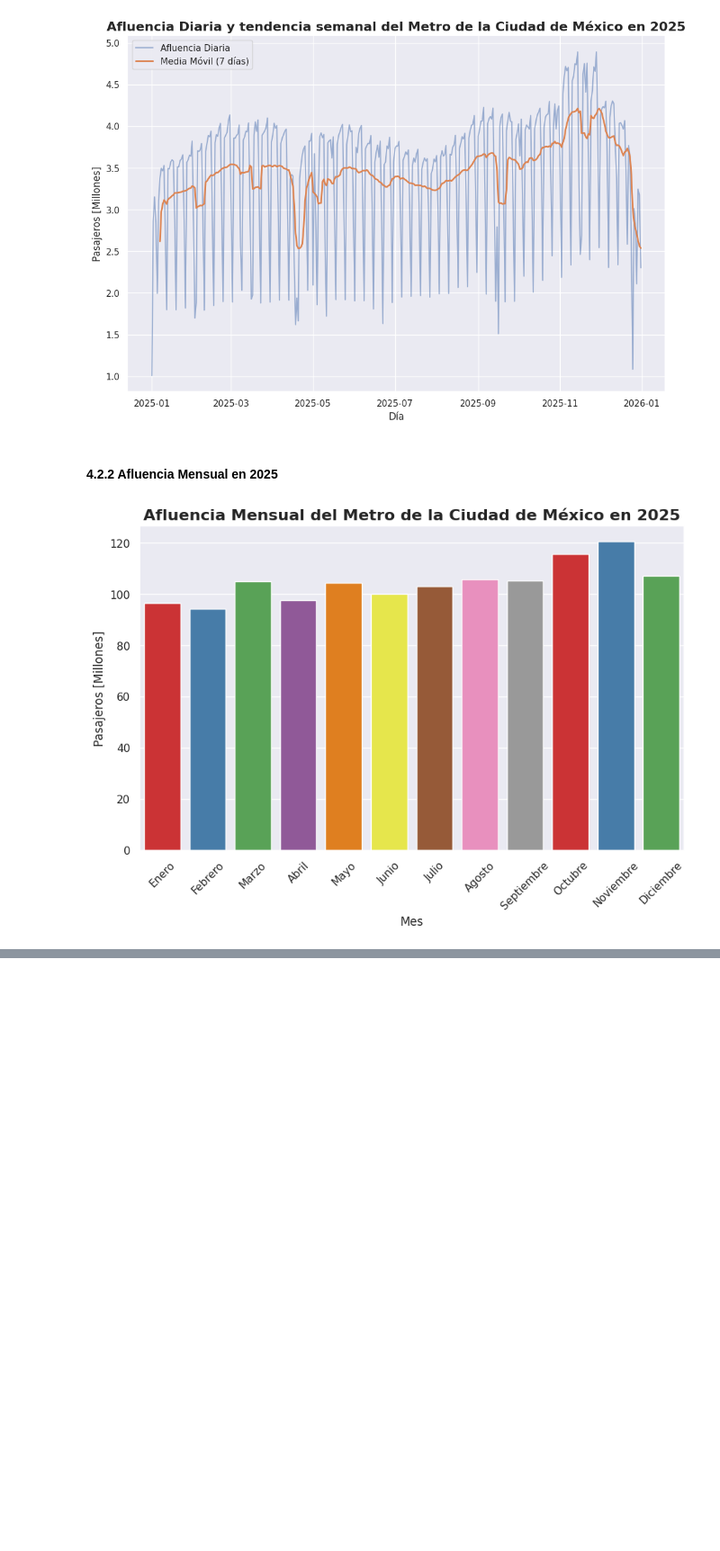
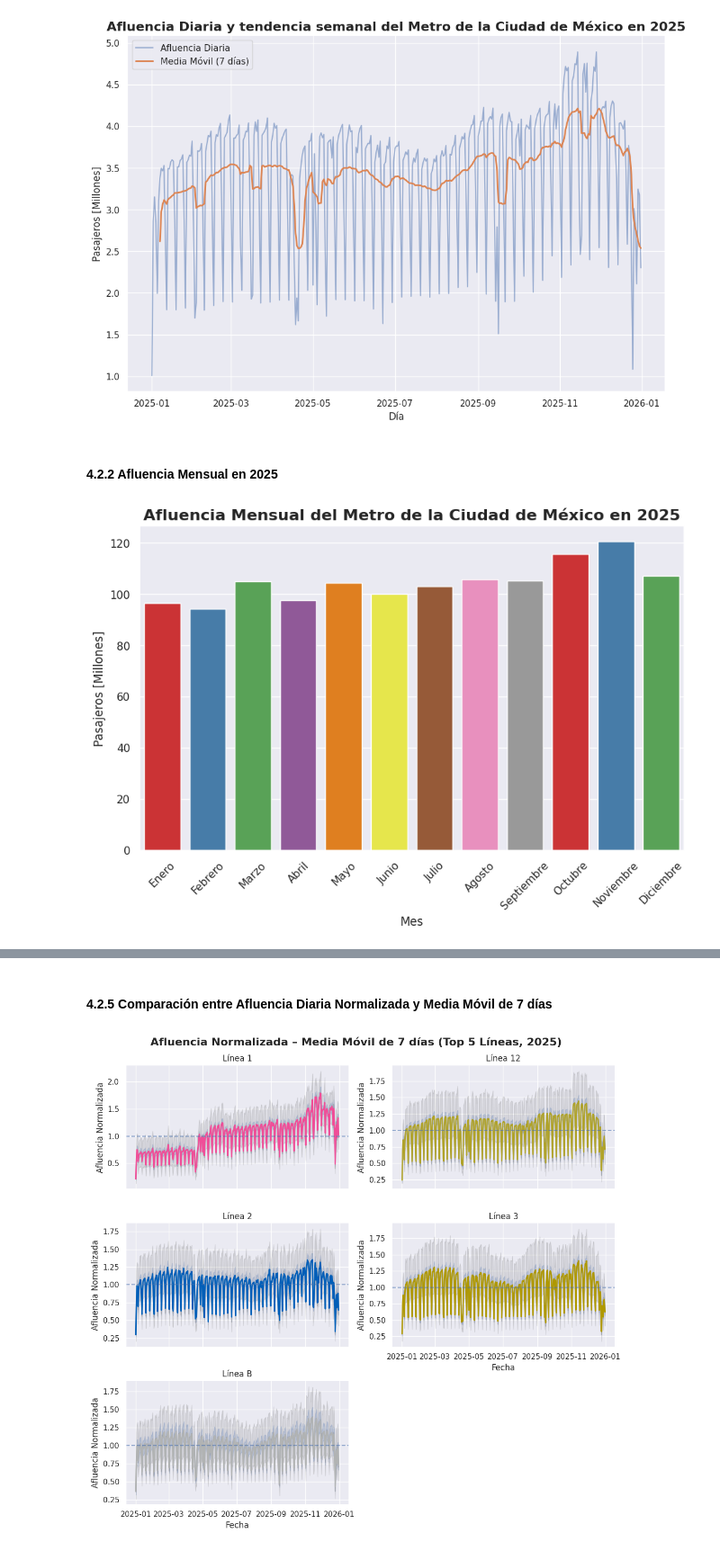
Before and after one commit to AndrsGzRo/prediccion-afluencia-metrocdmx, a Jupyter notebook: Metro_CDMX_Viz.ipynb, the cells around one changed output, grey strips where cells are left out. Shown at 90% size. Saved outputs shown, nothing was run; the diff lists cells and outputs as text; code cells hidden in the pictures; blank space fills up the shorter version.

Commit message:
Gráficas normalizadas

```diff
--- a/Metro_CDMX_Viz.ipynb
+++ b/Metro_CDMX_Viz.ipynb
@@ -409,0 +495,71 @@ plt.show()
+# %% [markdown]
+#### 4.2.5 Comparación entre Afluencia Diaria Normalizada y Media Móvil de 7 días
+# %%
+# Afluencia Normalizada
+df = afluencia_2025.copy()
+df = df.sort_values(['linea','fecha'])
+
+# Normalización por linea
+df['afluencia_norm'] = (
+    df['afluencia'] / df.groupby('linea')['afluencia'].transform('mean')
+)
+
+# MM7
+df['mm7_norm'] = (
+    df.groupby('linea')['afluencia_norm']
+    .transform(lambda x:x.rolling(7,min_periods=1).mean())
+)
+
+# Top 5 por línea
+top5 = (
+    df.groupby('linea')['afluencia'].sum()
+    .sort_values(ascending=False)
+    .head(5).index
+)
+df_top5 = df[df['linea'].isin(top5)]
+
+g = sns.FacetGrid(
+    df_top5,
+    col='linea',
+    col_wrap=2,
+    height=3.5,
+    aspect=1.6,
+    sharey=False,
+)
+
+# Afluencia diaria
+g.map_dataframe(
+    sns.lineplot,
+    x='fecha',
+    y='afluencia_norm',
+    alpha=0.3,
+    color='gray'
+)
+
+# MM7
+g.map_dataframe(
+    sns.lineplot,
+    x='fecha',
+    y='mm7_norm',
+    linewidth=2
+)
+
+# Colores por línea
+for ax,linea in zip(g.axes.flat, df_top5['linea'].unique()):
+    color = colores_metro.get(linea)
+    ax.lines[-1].set_color(color)
+
+for ax in g.axes.flat:
+    ax.axhline(1,linestyle='--',alpha=0.6)
+    ax.set_xlabel('Fecha')
+    ax.set_ylabel('Afluencia Normalizada')
+g.fig.suptitle(
+    'Afluencia Normalizada – Media Móvil de 7 días (Top 5 Líneas, 2025)',
+    fontsize=16,
+    fontweight='bold'
+)
+g.set_titles('{col_name}')
+plt.tight_layout()
+plt.show()
+# %% [output]
+[figure, added]
```
Also changed, not shown: parts of 10 cells of this notebook.
